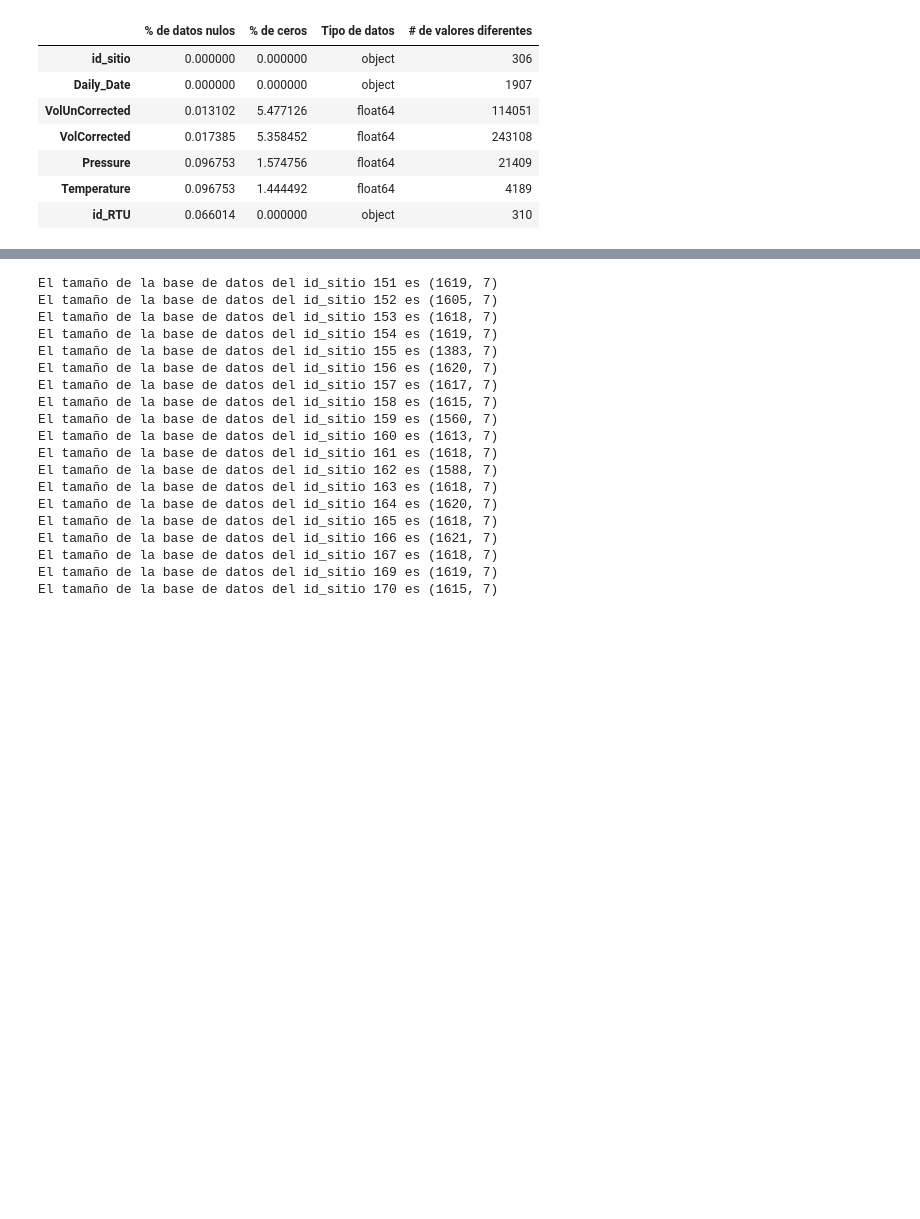
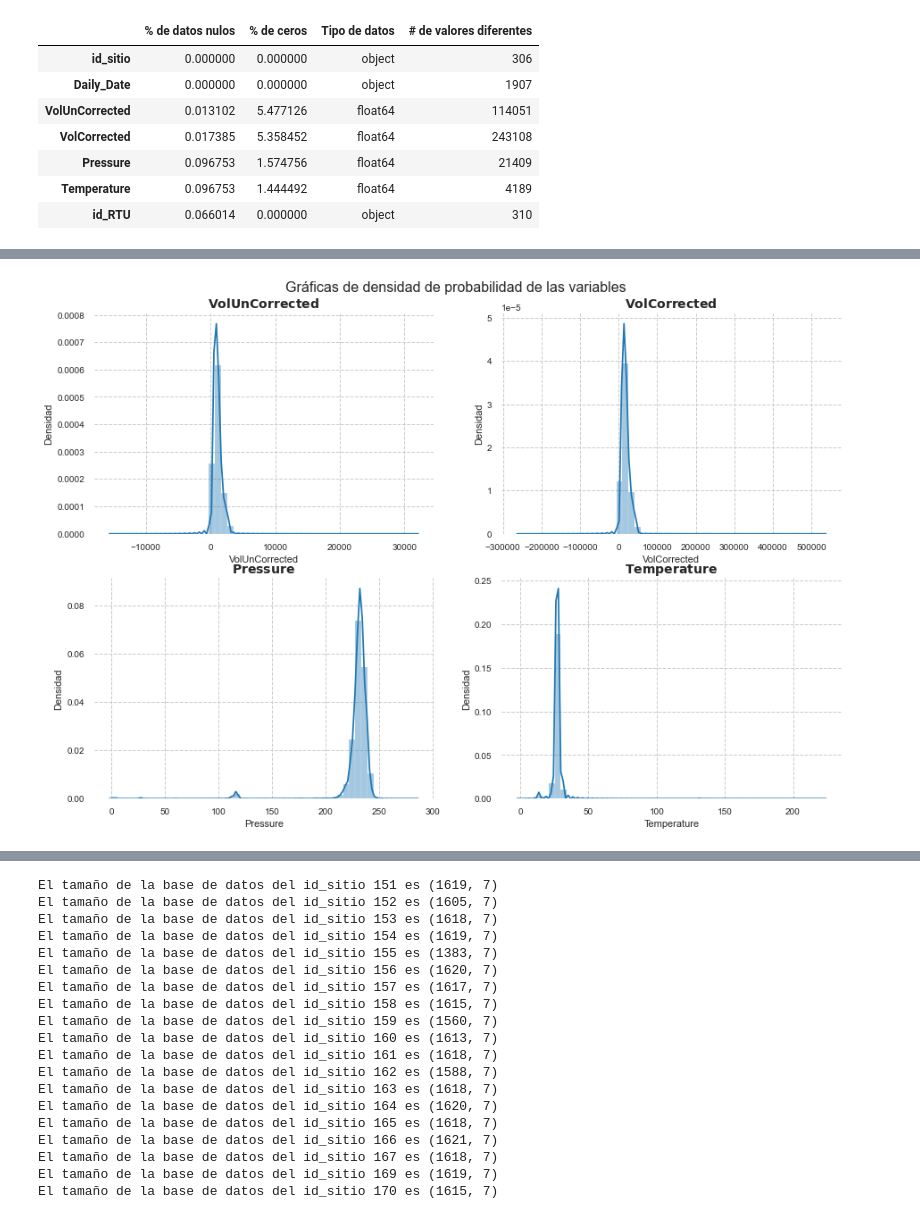
Before and after one commit to andresenrique08/CDA_Project, a Jupyter notebook: Proyecto/graficas/Daily_v2.ipynb, the cells around one changed output, grey strips where cells are left out. Saved outputs shown, nothing was run; the diff lists cells and outputs as text; code cells hidden in the pictures; blank space fills up the shorter version.

```diff
--- a/Proyecto/graficas/Daily_v2.ipynb
+++ b/Proyecto/graficas/Daily_v2.ipynb
@@ -158,0 +201,24 @@ mytable(daily)
+# %%
+variables = ['VolUnCorrected','VolCorrected','Pressure','Temperature']
+f = plt.figure(figsize=(15,10))
+f.suptitle('Gráficas de densidad de probabilidad de las variables', y=0.93, fontsize=16)
+
+cont = 1
+for v in variables:
+    if cont == 2:
+        x = 'PSI'
+    elif cont == 3:
+        x = '°C'
+    else:
+        x = ''
+
+    axarr = plt.subplot(2,2,cont)
+    axarr.set_title(r'$\bf{}$'.format(v), fontsize=14)
+    axarr.set_xlabel(x)
+    axarr.set_ylabel('Densidad')
+    axarr.grid(linestyle='--',b=True, which='major')
+
+    sns.distplot(data1[v],label=v)
+    cont = cont + 1
+# %% [output]
+[figure, added]
```
Also changed, not shown: parts of 16 cells of this notebook, 1 other file.
